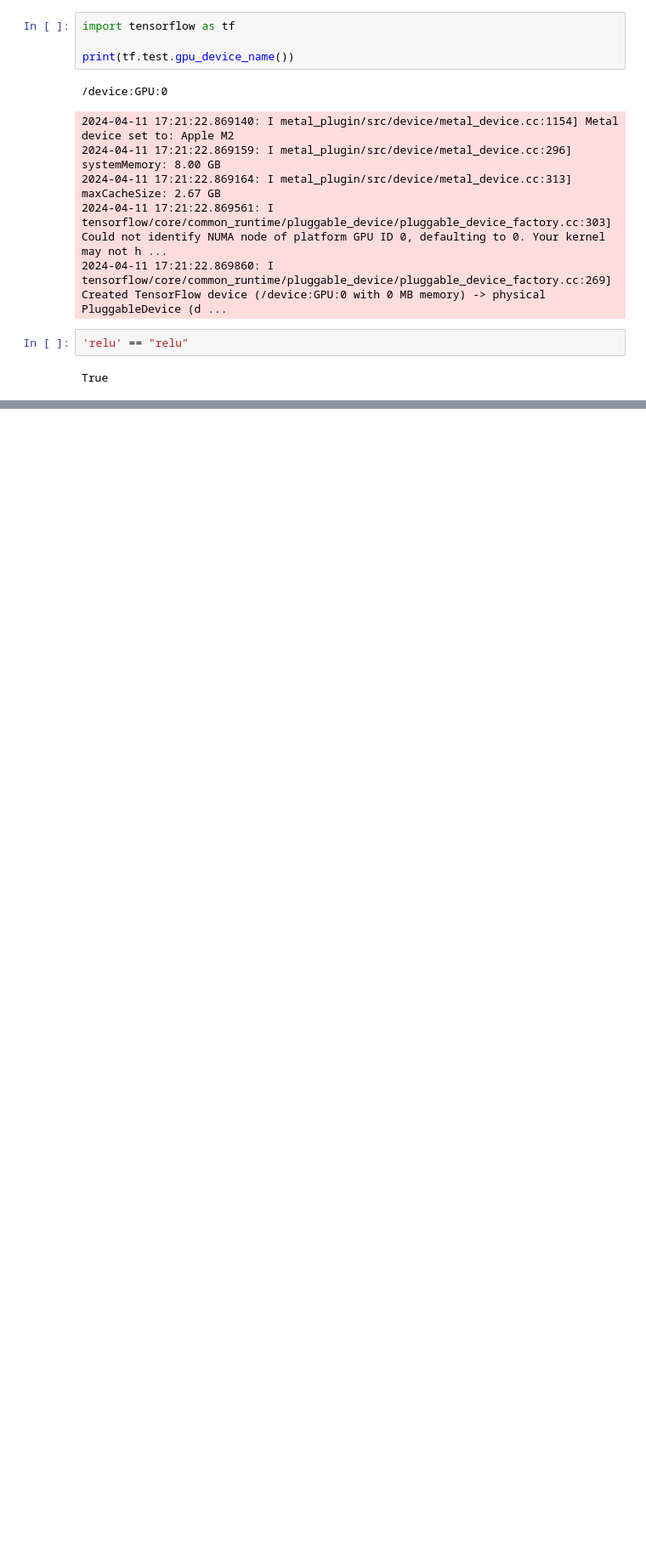
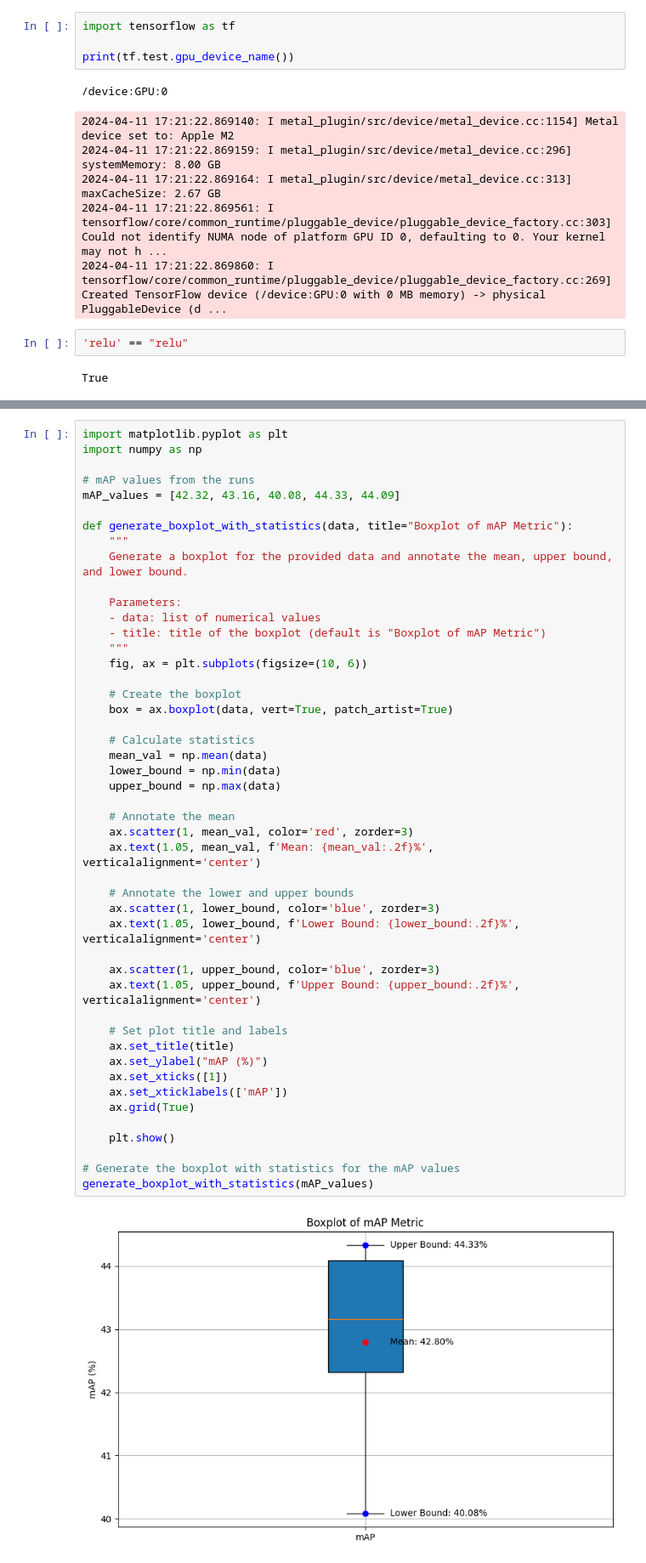
Before and after one commit to LPG-Uerj/FC-DANN_DA_For_CD_MultiTarget_TF2, a Jupyter notebook: teste.ipynb, the cells around one changed output, grey strips where cells are left out. Shown: that part at 85% size. Drawn from its saved outputs; the diff is of its cells as text; blank space fills up the shorter version.

```diff
--- a/teste.ipynb
+++ b/teste.ipynb
@@ -663,0 +741,49 @@ True
+# %%
+import matplotlib.pyplot as plt
+import numpy as np
+
+# mAP values from the runs
+mAP_values = [42.32, 43.16, 40.08, 44.33, 44.09]
+
+def generate_boxplot_with_statistics(data, title="Boxplot of mAP Metric"):
+    """
+    Generate a boxplot for the provided data and annotate the mean, upper bound, and lower bound.
+
+    Parameters:
+    - data: list of numerical values
+    - title: title of the boxplot (default is "Boxplot of mAP Metric")
+    """
+    fig, ax = plt.subplots(figsize=(10, 6))
+
+    # Create the boxplot
+    box = ax.boxplot(data, vert=True, patch_artist=True)
+
+    # Calculate statistics
+    mean_val = np.mean(data)
+    lower_bound = np.min(data)
+    upper_bound = np.max(data)
+
+    # Annotate the mean
+    ax.scatter(1, mean_val, color='red', zorder=3)
+    ax.text(1.05, mean_val, f'Mean: {mean_val:.2f}%', verticalalignment='center')
+
+    # Annotate the lower and upper bounds
+    ax.scatter(1, lower_bound, color='blue', zorder=3)
+    ax.text(1.05, lower_bound, f'Lower Bound: {lower_bound:.2f}%', verticalalignment='center')
+
+    ax.scatter(1, upper_bound, color='blue', zorder=3)
+    ax.text(1.05, upper_bound, f'Upper Bound: {upper_bound:.2f}%', verticalalignment='center')
+
+    # Set plot title and labels
+    ax.set_title(title)
+    ax.set_ylabel("mAP (%)")
+    ax.set_xticks([1])
+    ax.set_xticklabels(['mAP'])
+    ax.grid(True)
+
+    plt.show()
+
+# Generate the boxplot with statistics for the mAP values
+generate_boxplot_with_statistics(mAP_values)
+# %% [output]
+[figure, added]
```
Also changed, not shown: parts of 7 cells of this notebook, 20 other files.
